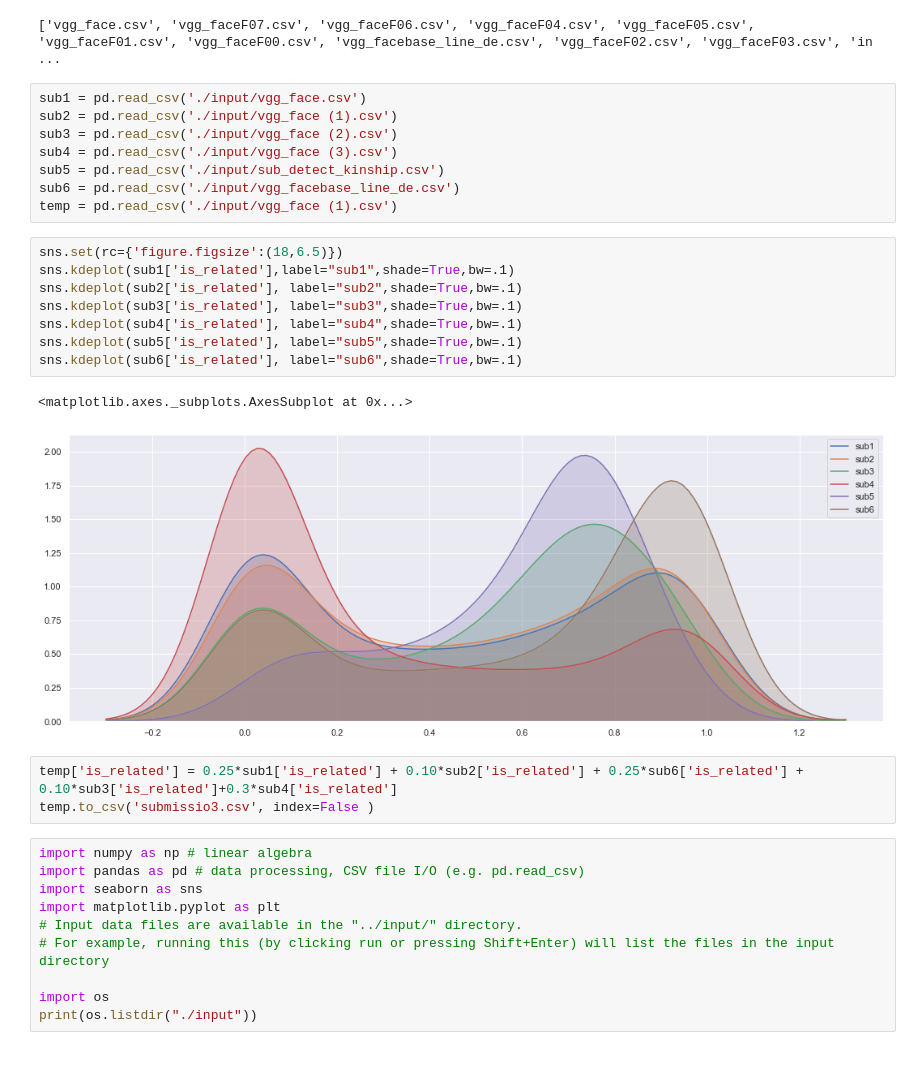
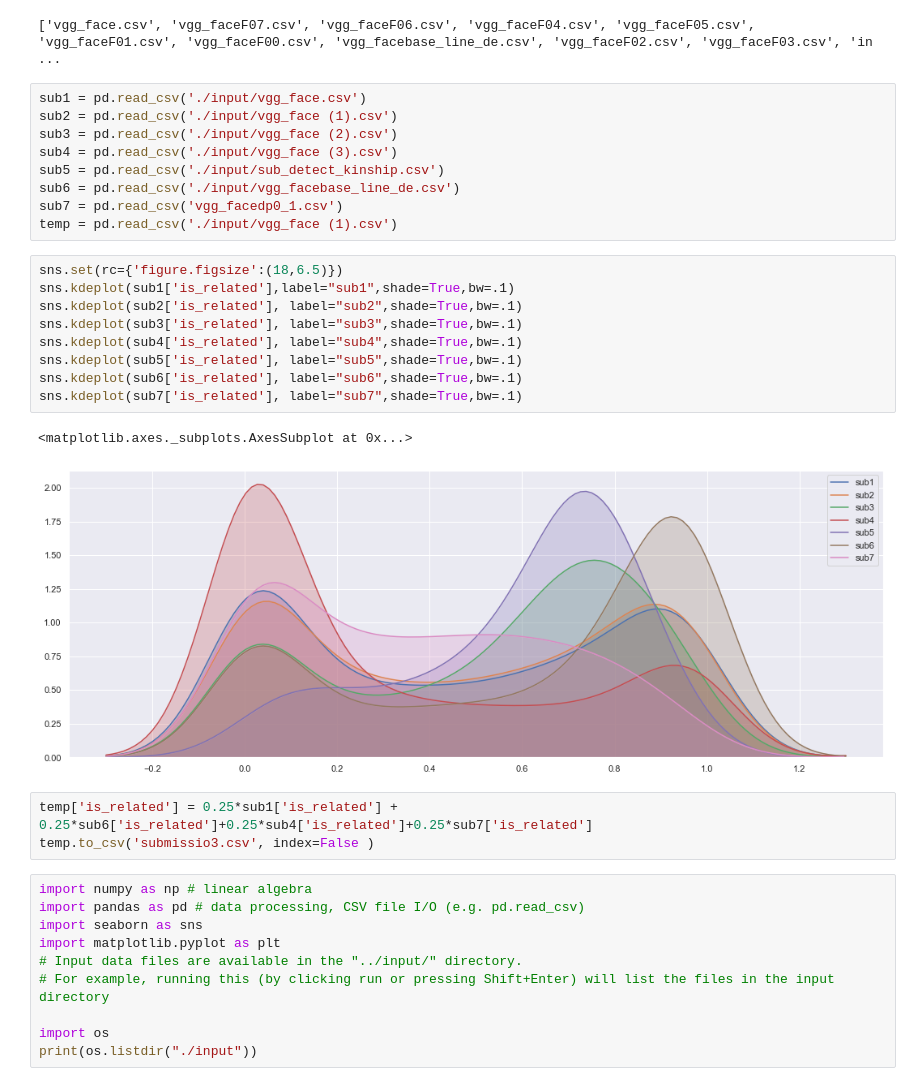
Before and after one commit to chengxiaoy/cxy, a Jupyter notebook: face.ipynb, the cells around one changed output. Drawn from its saved outputs; the diff is of its cells as text.

```diff
--- a/face.ipynb
+++ b/face.ipynb
@@ -19,20 +19,22 @@ sub3 = pd.read_csv('./input/vgg_face (2).csv')
 sub4 = pd.read_csv('./input/vgg_face (3).csv')
 sub5 = pd.read_csv('./input/sub_detect_kinship.csv')
 sub6 = pd.read_csv('./input/vgg_facebase_line_de.csv')
+sub7 = pd.read_csv('vgg_facedp0_1.csv')
 temp = pd.read_csv('./input/vgg_face (1).csv')
 # %%
 sns.set(rc={'figure.figsize':(18,6.5)})
 sns.kdeplot(sub1['is_related'],label="sub1",shade=True,bw=.1)
 sns.kdeplot(sub2['is_related'], label="sub2",shade=True,bw=.1)
 sns.kdeplot(sub3['is_related'], label="sub3",shade=True,bw=.1)
 sns.kdeplot(sub4['is_related'], label="sub4",shade=True,bw=.1)
 sns.kdeplot(sub5['is_related'], label="sub5",shade=True,bw=.1)
 sns.kdeplot(sub6['is_related'], label="sub6",shade=True,bw=.1)
+sns.kdeplot(sub7['is_related'], label="sub7",shade=True,bw=.1)
 # %% [output]
 <matplotlib.axes._subplots.AxesSubplot at 0x...>
-[figure, old version]
+[figure, new version]
 # %%
-temp['is_related'] = 0.25*sub1['is_related'] + 0.10*sub2['is_related'] + 0.25*sub6['is_related'] + 0.10*sub3['is_related']+0.3*sub4['is_related']
+temp['is_related'] = 0.25*sub1['is_related'] + 0.25*sub6['is_related']+0.25*sub4['is_related']+0.25*sub7['is_related']
 temp.to_csv('submissio3.csv', index=False )
 # %%
 import numpy as np # linear algebra
```
Also changed, not shown: 1 other file.
